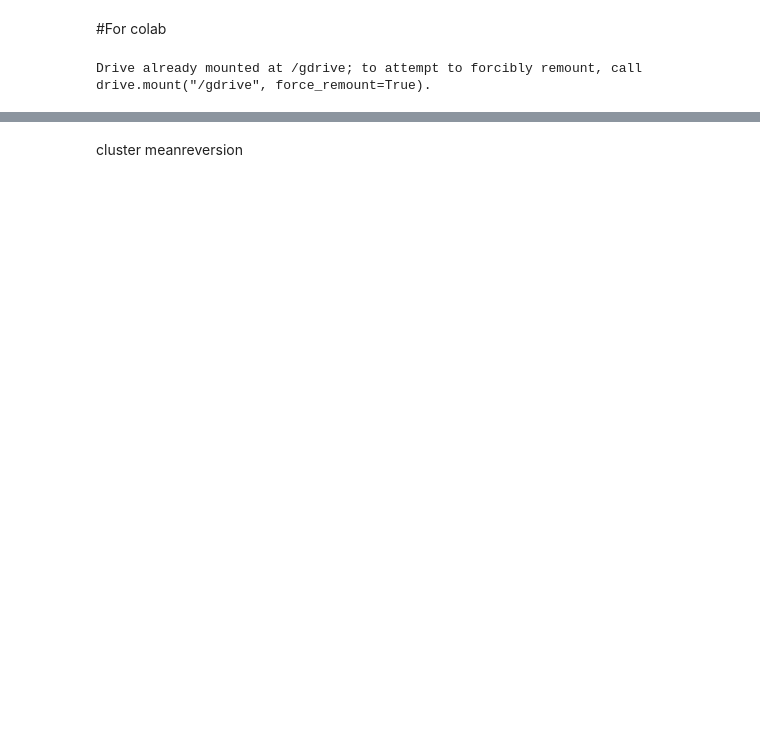
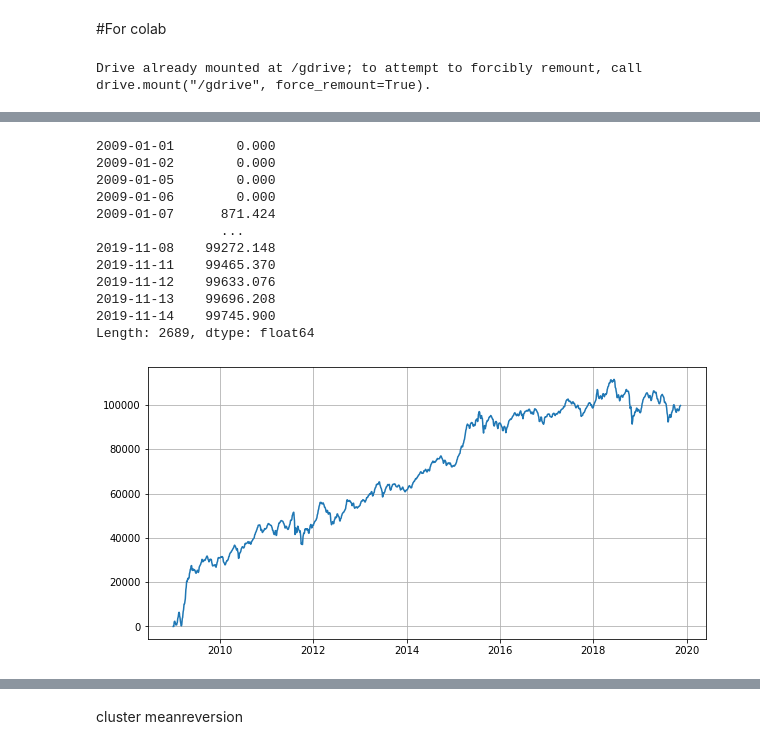
Before and after one commit to Dongwuk-kim/DL_final_proj, a Jupyter notebook: mean_reversion/mean_reversion.ipynb, the cells around one changed output, grey strips where cells are left out. Cells and saved outputs as stored; diff of their text form; code cells hidden in the pictures; blank space fills up the shorter version.

```diff
--- a/mean_reversion/mean_reversion.ipynb
+++ b/mean_reversion/mean_reversion.ipynb
@@ -60,3 +89,20 @@ industry_s = industry_s.loc[industry_s.index[~double_idx],:]
+# %%
+daily_rolling_mean = np.cumsum (np.nansum(price_s.rolling(5).mean().values, 1))
+draw_pnl(daily_rolling_mean, price_s.index)
+# %% [output]
+2009-01-01        0.000
+2009-01-02        0.000
+2009-01-05        0.000
+2009-01-06        0.000
+2009-01-07      871.424
+                ...
+2019-11-08    99272.148
+2019-11-11    99465.370
+2019-11-12    99633.076
+2019-11-13    99696.208
+2019-11-14    99745.900
+Length: 2689, dtype: float64
+[figure, added]
 # %%
 #re-sizeing industry_s
 dump_df = price_s.copy()
```
Also changed, not shown: parts of 17 cells of this notebook.
